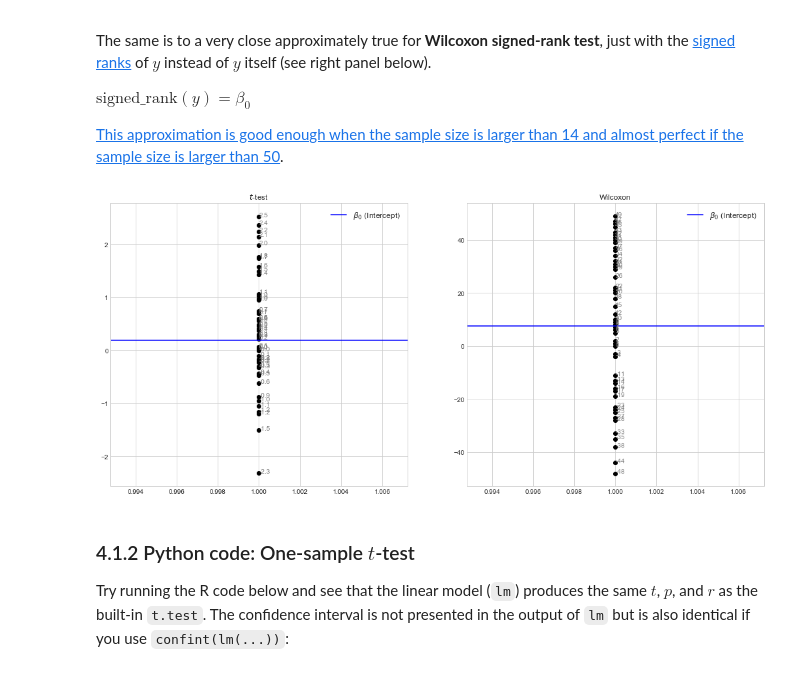
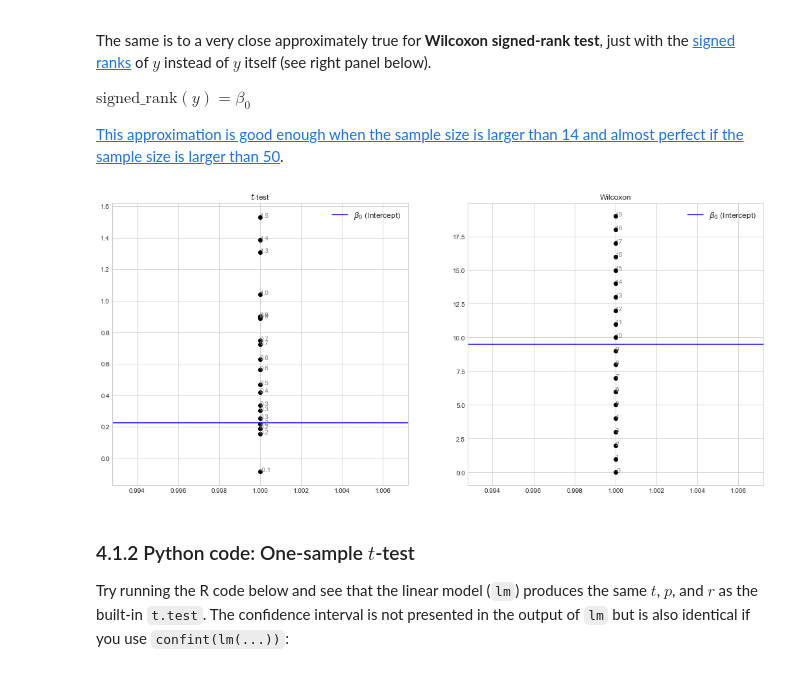
Before and after one commit to eigenfoo/tests-as-linear, a Jupyter notebook: tests-as-linear.ipynb, the cells around one changed output. Cells and saved outputs as stored; diff of their text form; code cells hidden in the pictures.

```diff
--- a/tests-as-linear.ipynb
+++ b/tests-as-linear.ipynb
@@ -72,8 +70,8 @@ np.random.seed(1859)
 # %%
 # Correlated data with fixed correlation
 correlated_data = pd.DataFrame()
-correlated_data["x"] = np.random.normal(0.5, 0.5, 30)
-correlated_data["y"] = 0.8 * correlated_data["x"] + 0.2 + 0.1*np.random.randn(30)
+correlated_data["x"] = np.random.normal(0.5, 0.5, 20)
+correlated_data["y"] = 0.9 * correlated_data["x"] + 0.2 + 0.1*np.random.randn(20)
 
 correlated_data.head()
 # %% [output]
@@ -207,14 +205,14 @@ $\text{signed_rank}(y) = \beta_0$
 
 [This approximation is good enough when the sample size is larger than 14 and almost perfect if the sample size is larger than 50](simulations/simulate_wilcoxon.html).
 # %%
-signed_rank_data = signed_rank(data, axis=0)
-res = smf.ols(formula="y ~ 1", data=signed_rank_data).fit()
+signed_rank_correlated_data = signed_rank(correlated_data, axis=0)
+res = smf.ols(formula="y ~ 1", data=signed_rank_correlated_data).fit()
 intercept_wilcoxon = res.params.Intercept
 # %%
-plots.ttest_wilcoxon_plot(data, intercept, intercept_wilcoxon)
+plots.ttest_wilcoxon_plot(correlated_data, intercept, intercept_wilcoxon)
 plt.show()
 # %% [output]
-[figure, old version]
+[figure, new version]
 # %% [markdown]
 ### 4.1.2 Python code: One-sample $t$-test
 
```
Also changed, not shown: parts of 14 cells of this notebook, 1 other file.
